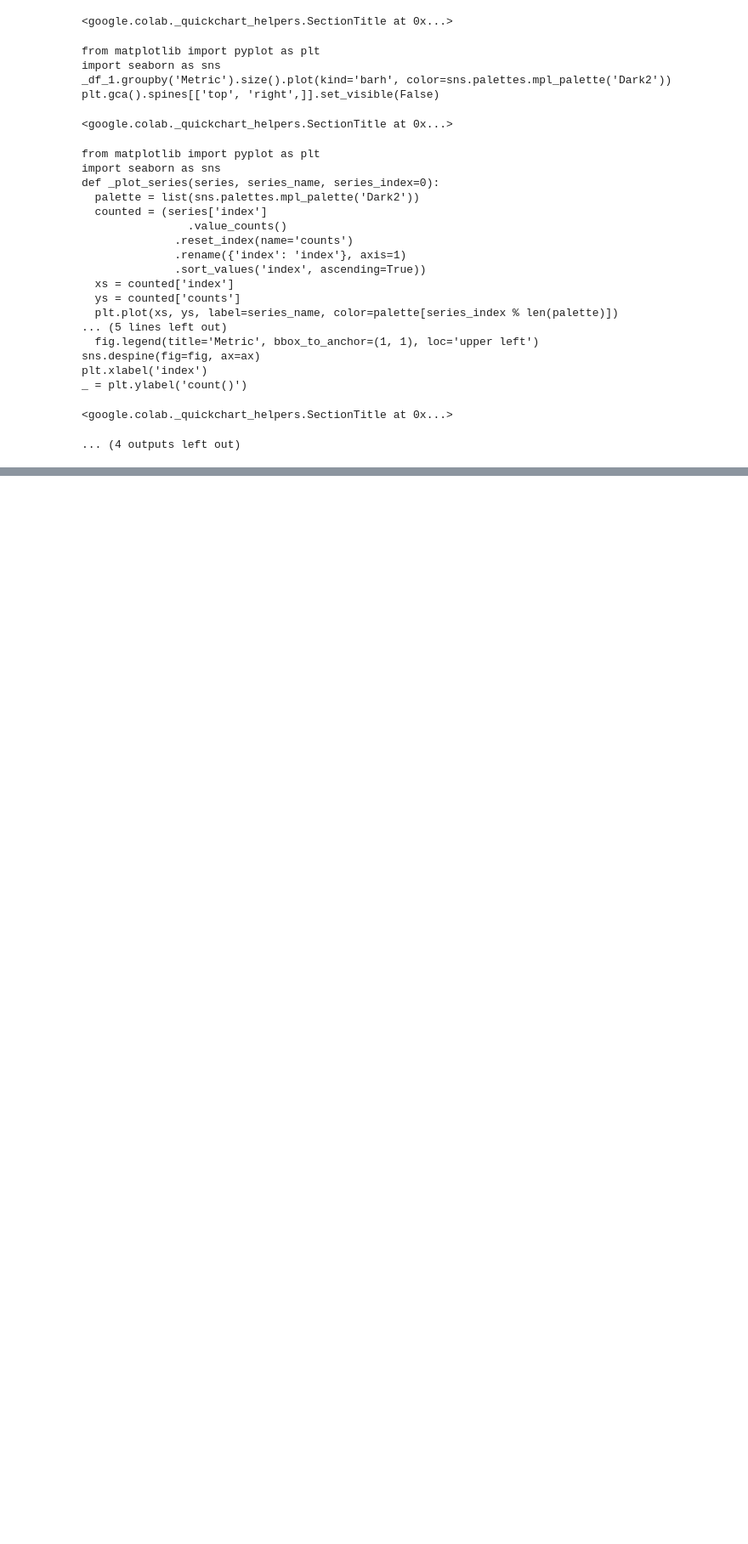
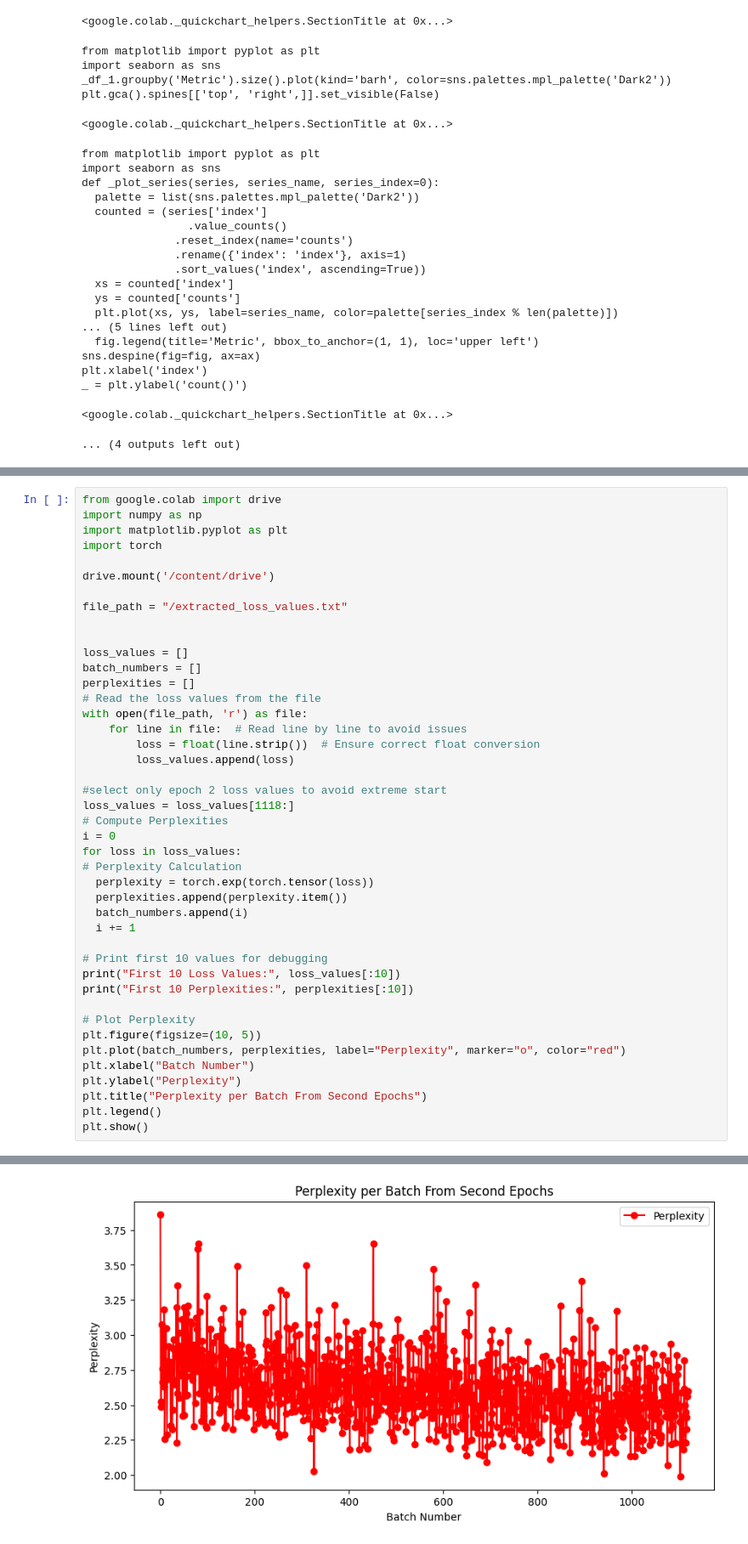
Before and after one commit to meluxis/Analysis_Transformer_ComputationalCost_Optimization, a Jupyter notebook: BaselineModelT5.ipynb, the cells around one changed output, grey strips where cells are left out. Shown at 85% size. Cells and saved outputs as stored; diff of their text form; blank space fills up the shorter version.

```diff
--- a/BaselineModelT5.ipynb
+++ b/BaselineModelT5.ipynb
@@ -538,0 +571,44 @@ _ = plt.ylabel('count()')
+# %%
+from google.colab import drive
+import numpy as np
+import matplotlib.pyplot as plt
+import torch
+
+drive.mount('/content/drive')
+
+file_path = "/extracted_loss_values.txt"
+
+
+loss_values = []
+batch_numbers = []
+perplexities = []
+# Read the loss values from the file
+with open(file_path, 'r') as file:
+    for line in file:  # Read line by line to avoid issues
+        loss = float(line.strip())  # Ensure correct float conversion
+        loss_values.append(loss)
+
+#select only epoch 2 loss values to avoid extreme start
+loss_values = loss_values[1118:]
+# Compute Perplexities
+i = 0
+for loss in loss_values:
+# Perplexity Calculation
+  perplexity = torch.exp(torch.tensor(loss))
+  perplexities.append(perplexity.item())
+  batch_numbers.append(i)
+  i += 1
+
+# Print first 10 values for debugging
+print("First 10 Loss Values:", loss_values[:10])
+print("First 10 Perplexities:", perplexities[:10])
+
+# Plot Perplexity
+plt.figure(figsize=(10, 5))
+plt.plot(batch_numbers, perplexities, label="Perplexity", marker="o", color="red")
+plt.xlabel("Batch Number")
+plt.ylabel("Perplexity")
+plt.title("Perplexity per Batch From Second Epochs")
+plt.legend()
+plt.show()
+# %% [output]
@@ -538,0 +618 @@ _ = plt.ylabel('count()')
+[figure, added]
```
Also changed, not shown: parts of 3 cells of this notebook.
